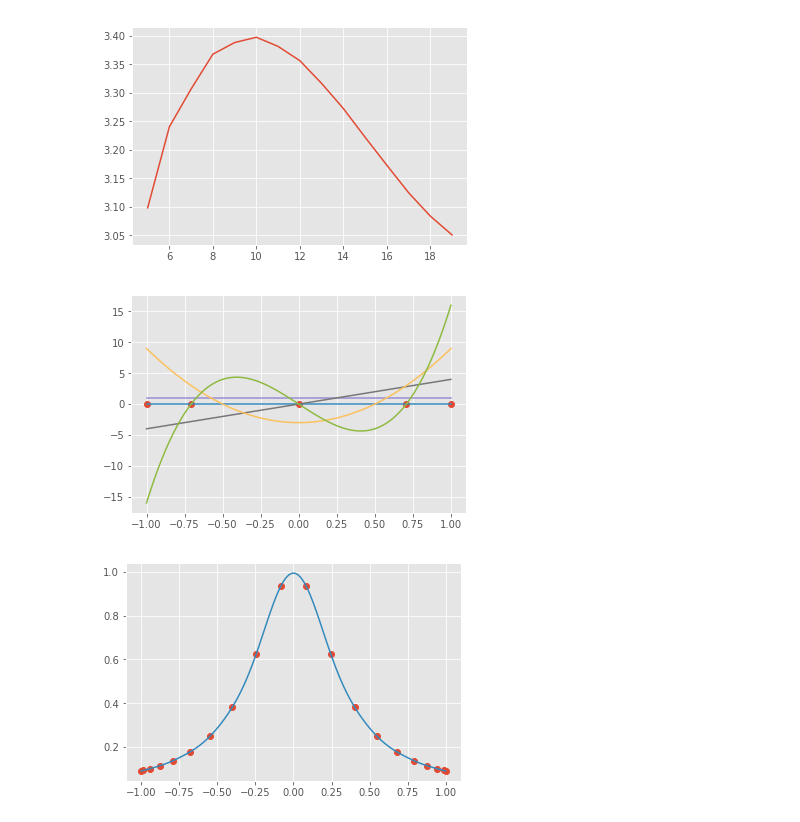
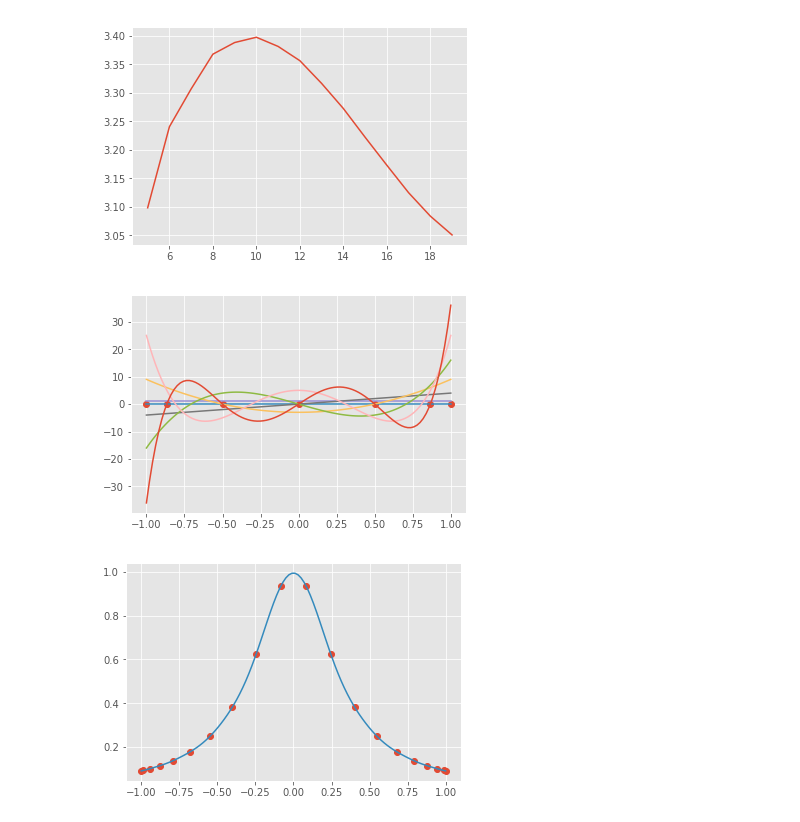
Before and after one commit to cu-numpde/numpde-fall2017, a Jupyter notebook: FDHighOrder.ipynb, the cells around one changed output. Cells and saved outputs as stored; diff of their text form; code cells hidden in the pictures.

```diff
--- a/FDHighOrder.ipynb
+++ b/FDHighOrder.ipynb
@@ -301,11 +303,11 @@ pyplot.plot(ns, conds);
 # %% [output]
 [figure]
 # %%
-x = cosspace(-1, 1, 5)
-pyplot.plot(x, numpy.zeros_like(x), 'o')
-pyplot.plot(xx, chebeval(xx, 5)[1]);
+x = cosspace(-1, 1, 7)
+pyplot.plot(x, 0*x, 'o')
+pyplot.plot(xx, chebeval(xx, 7)[1]);
 # %% [output]
-[figure, old version]
+[figure, new version]
 # %%
 x = cosspace(-1,1,20)
 xx = numpy.linspace(-1,1,100)
```
Also changed, not shown: parts of 5 cells of this notebook, 1 other file.
